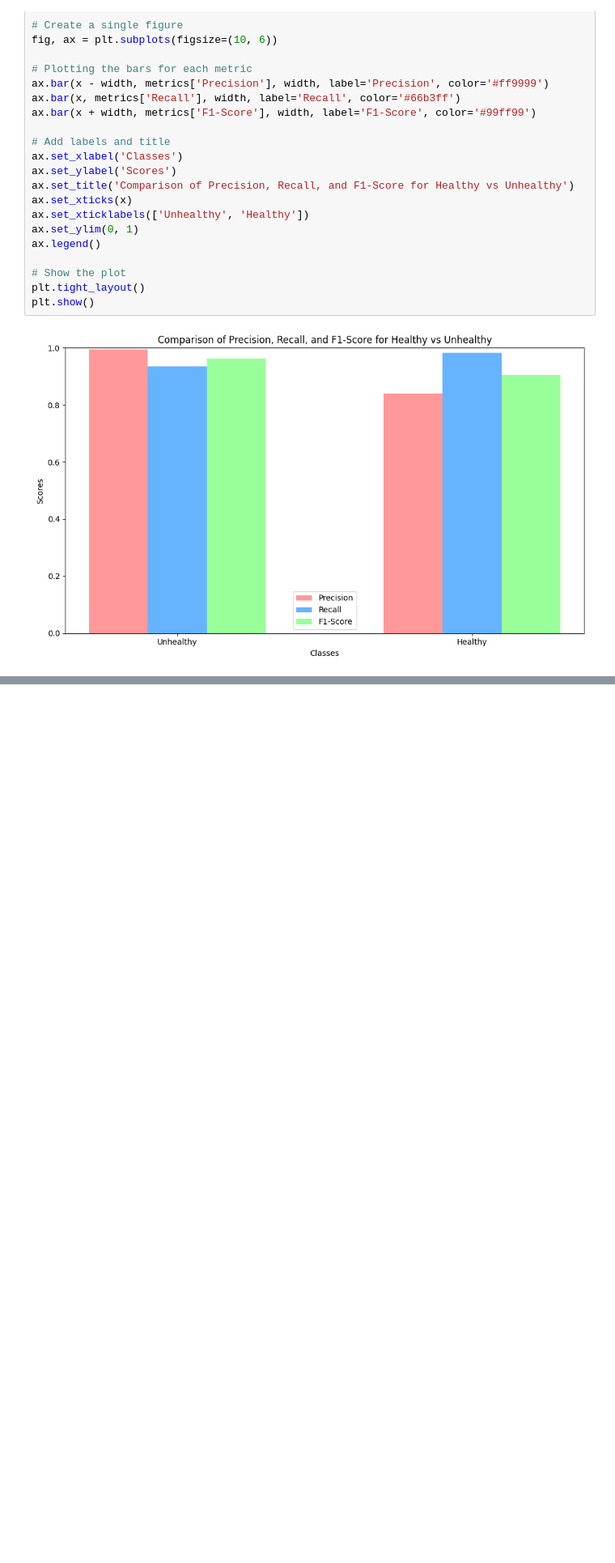
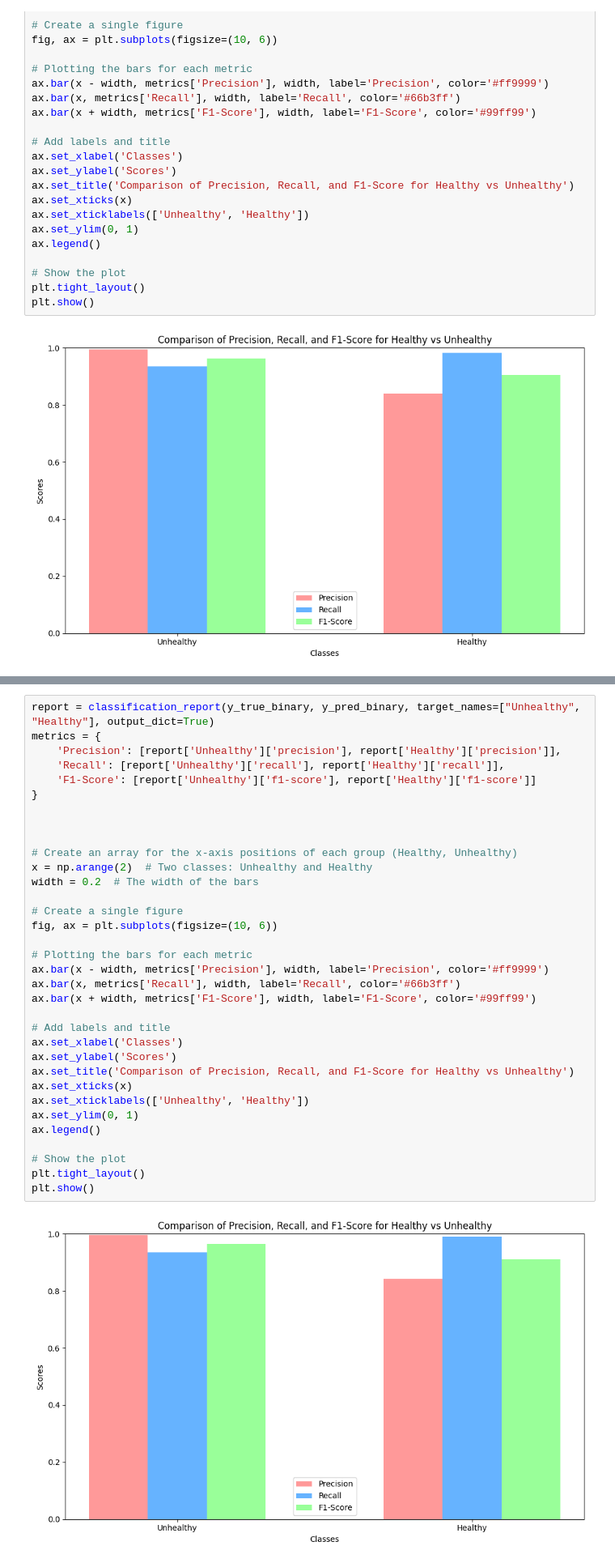
Before and after one commit to CHENNURUHARISH/PLANT-LEAF-DISEASE-DETECTION, a Jupyter notebook: MOBILENET_PLANT_DISEASE.ipynb, the cells around one changed output, grey strips where cells are left out. Shown at 81% size. Cells and saved outputs as stored; diff of their text form; blank space fills up the shorter version.

```diff
--- a/MOBILENET_PLANT_DISEASE.ipynb
+++ b/MOBILENET_PLANT_DISEASE.ipynb
@@ -973,0 +987,36 @@ VGG16
+# %%
+report = classification_report(y_true_binary, y_pred_binary, target_names=["Unhealthy", "Healthy"], output_dict=True)
+metrics = {
+    'Precision': [report['Unhealthy']['precision'], report['Healthy']['precision']],
+    'Recall': [report['Unhealthy']['recall'], report['Healthy']['recall']],
+    'F1-Score': [report['Unhealthy']['f1-score'], report['Healthy']['f1-score']]
+}
+
+
+
+# Create an array for the x-axis positions of each group (Healthy, Unhealthy)
+x = np.arange(2)  # Two classes: Unhealthy and Healthy
+width = 0.2  # The width of the bars
+
+# Create a single figure
+fig, ax = plt.subplots(figsize=(10, 6))
+
+# Plotting the bars for each metric
+ax.bar(x - width, metrics['Precision'], width, label='Precision', color='#ff9999')
+ax.bar(x, metrics['Recall'], width, label='Recall', color='#66b3ff')
+ax.bar(x + width, metrics['F1-Score'], width, label='F1-Score', color='#99ff99')
+
+# Add labels and title
+ax.set_xlabel('Classes')
+ax.set_ylabel('Scores')
+ax.set_title('Comparison of Precision, Recall, and F1-Score for Healthy vs Unhealthy')
+ax.set_xticks(x)
+ax.set_xticklabels(['Unhealthy', 'Healthy'])
+ax.set_ylim(0, 1)
+ax.legend()
+
+# Show the plot
+plt.tight_layout()
+plt.show()
+# %% [output]
+[figure, added]
```
Also changed, not shown: parts of 5 cells of this notebook.
